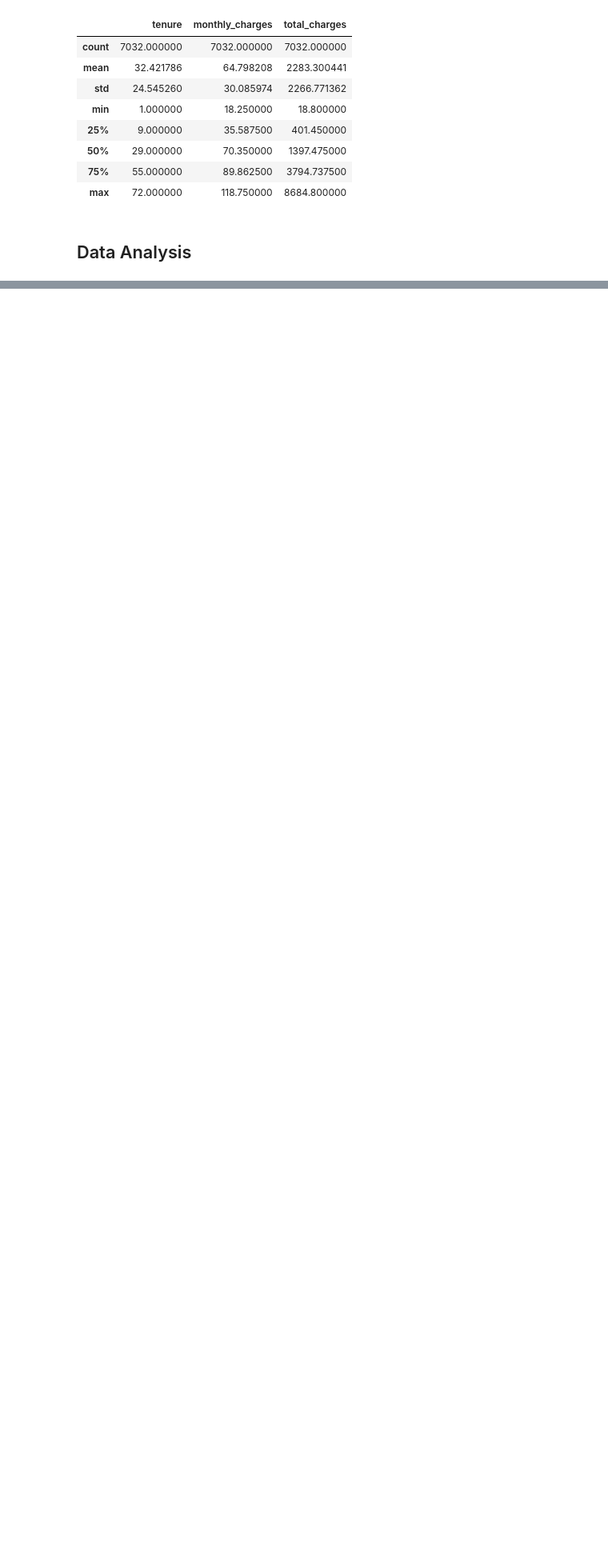
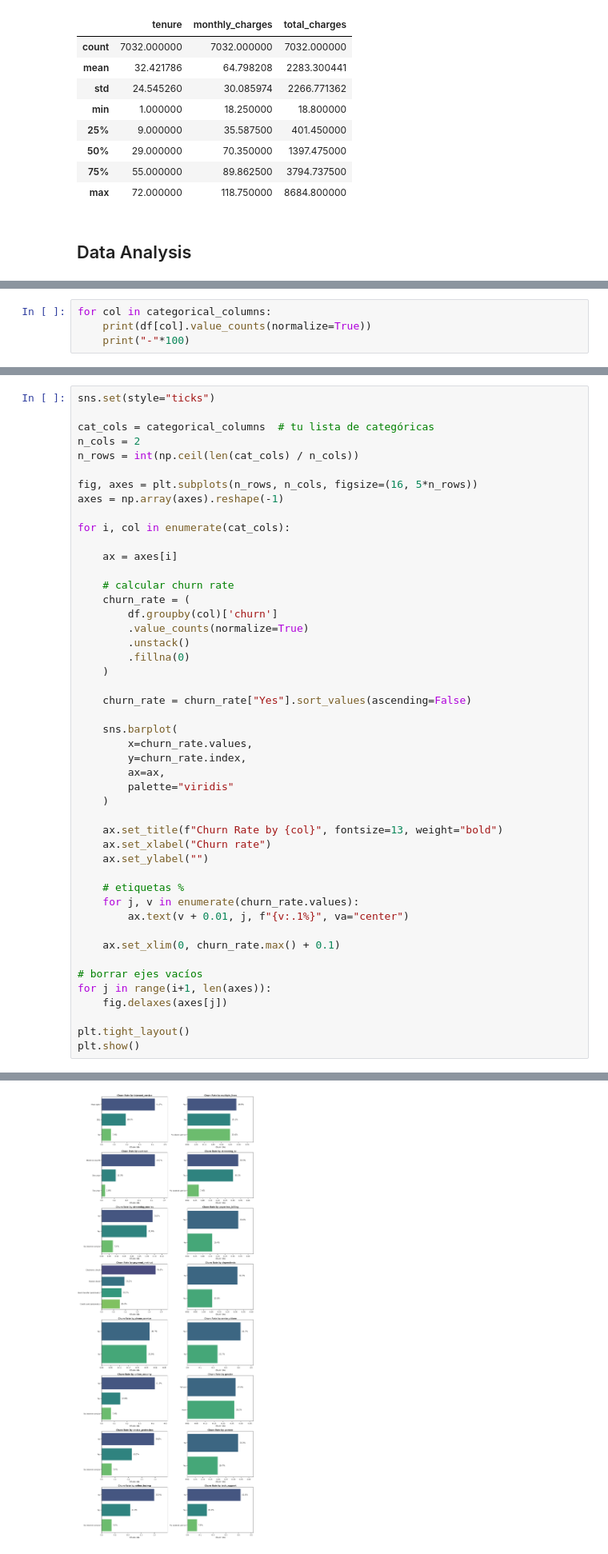
Before and after one commit to RicardoFW11/telco_customer_churn, a Jupyter notebook: notebook.ipynb, the cells around one changed output, grey strips where cells are left out. Shown at 80% size. Drawn from its saved outputs; the diff is of its cells as text; blank space fills up the shorter version.

```diff
--- a/notebook.ipynb
+++ b/notebook.ipynb
@@ -210,0 +437,4 @@ df.describe()
+# %%
+for col in categorical_columns:
+    print(df[col].value_counts(normalize=True))
+    print("-"*100)
@@ -210,0 +487,48 @@ df.describe()
+# %%
+sns.set(style="ticks")
+
+cat_cols = categorical_columns  # tu lista de categóricas
+n_cols = 2
+n_rows = int(np.ceil(len(cat_cols) / n_cols))
+
+fig, axes = plt.subplots(n_rows, n_cols, figsize=(16, 5*n_rows))
+axes = np.array(axes).reshape(-1)
+
+for i, col in enumerate(cat_cols):
+
+    ax = axes[i]
+
+    # calcular churn rate
+    churn_rate = (
+        df.groupby(col)['churn']
+        .value_counts(normalize=True)
+        .unstack()
+        .fillna(0)
+    )
+
+    churn_rate = churn_rate["Yes"].sort_values(ascending=False)
+
+    sns.barplot(
+        x=churn_rate.values,
+        y=churn_rate.index,
+        ax=ax,
+        palette="viridis"
+    )
+
+    ax.set_title(f"Churn Rate by {col}", fontsize=13, weight="bold")
+    ax.set_xlabel("Churn rate")
+    ax.set_ylabel("")
+
+    # etiquetas %
+    for j, v in enumerate(churn_rate.values):
+        ax.text(v + 0.01, j, f"{v:.1%}", va="center")
+
+    ax.set_xlim(0, churn_rate.max() + 0.1)
+
+# borrar ejes vacíos
+for j in range(i+1, len(axes)):
+    fig.delaxes(axes[j])
+
+plt.tight_layout()
+plt.show()
+# %% [output]
@@ -210,0 +552 @@ df.describe()
+[figure, added]
```
Also changed, not shown: parts of 26 cells of this notebook.
